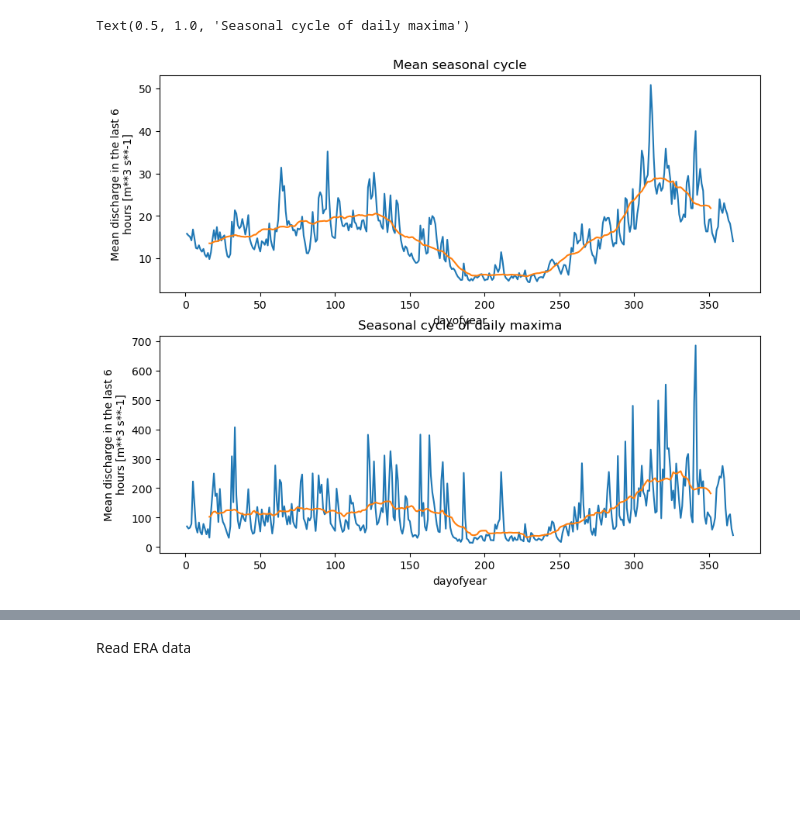
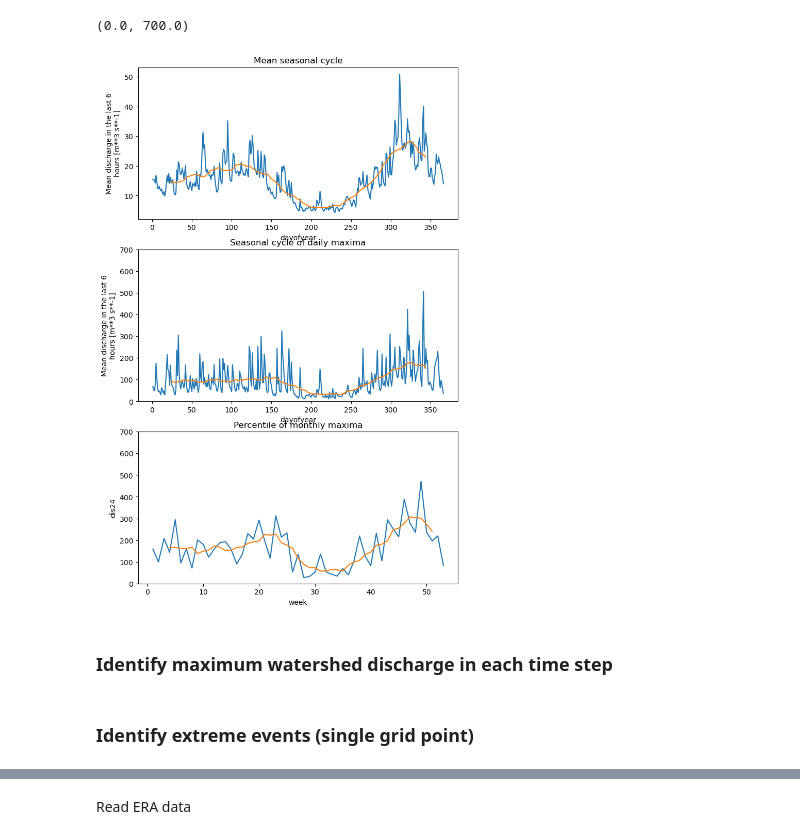
Before and after one commit to zappag/FLORA, a Jupyter notebook: explore.ipynb, the cells around one changed output, grey strips where cells are left out. Saved outputs shown, nothing was run; the diff lists cells and outputs as text; code cells hidden in the pictures; blank space fills up the shorter version.

```diff
--- a/explore.ipynb
+++ b/explore.ipynb
@@ -54,18 +84,13 @@ def read_and_store_time_series(fname_pat, lat, lon, output_file, check_existing=
         # Extract time series data for the specified grid point
         time_series = dataset.sel(lat=lat,lon=lon,method='nearest')
 
-        # Optionally, you can also specify a variable of interest if your dataset contains multiple variables
-        # For example, if 'temperature' is the variable you want to extract:
-        # time_series = dataset['temperature'].sel(latitude=dataset.latitude[lat_index],
-        #                                         longitude=dataset.longitude[lon_index])
-
         # Store the extracted time series data on disk
         time_series.to_netcdf(output_file)
 
     return time_series
 
 # xarray
-data_ds_gp = read_and_store_time_series(fname_pat, lat=tlat, lon=tlon, output_file=fname_gp)
+xds_gp = read_and_store_time_series(fname_pat, lat=tlat, lon=tlon, output_file=fname_gp, check_existing=ReadExisting)
 
-# discharge values
-ds_gp=data_ds_gp['dis06'].values
+# discharge values (convert to numpy array)
+ds_gp=xds_gp[disname].values
@@ -116,0 +223,9 @@ daily_max = data_ds_gp.groupby('time.dayofyear').max(dim='time')
+# %%
+# mean seasonality
+daily_means = xds_gp.groupby('time.dayofyear').mean(dim='time')
+daily_max = xds_gp.groupby('time.dayofyear').max(dim='time')
+
+percentile_value=99.5 # percentile of extremes values within 1 week window across years
+monthly_max = xds_gp.resample(time='1W').max(dim='time').chunk({'time': -1})
+monthly_max_p = monthly_max.groupby('time.week').quantile(q=percentile_value / 100, dim='time')
+monthly_max_max = monthly_max.groupby('time.month').max(dim='time')
@@ -117,19 +249,26 @@ daily_max = data_ds_gp.groupby('time.dayofyear').max(dim='time')
 # %%
 
-
-window_size = 31  # Adjust window size as needed
-smoothed_means = daily_means.rolling(dayofyear=window_size, center=True).mean()
-smoothed_max = daily_max.rolling(dayofyear=window_size, center=True).mean()
+window_size = 45  # Smoothing to highlight mean seasonal cycle
+week_size=int(np.round(window_size/7))
+smoothed_means = daily_means[disname].rolling(dayofyear=window_size, center=True).mean()
+smoothed_max = daily_max[disname].rolling(dayofyear=window_size, center=True).mean()
+smoothed_monthly_max = monthly_max_p[disname].rolling(week=week_size, center=True).mean()
 
 plt.figure
-fig, axs = plt.subplots(2, 1, figsize=(10, 8))  # 2 rows, 1 column
-daily_means['dis06'].plot(ax=axs[0])
-smoothed_means['dis06'].plot(ax=axs[0])
+fig, axs = plt.subplots(3, 1, figsize=(8, 13))  # 2 rows, 1 column
+daily_means[disname].plot(ax=axs[0])
+smoothed_means.plot(ax=axs[0])
 axs[0].set_title('Mean seasonal cycle')
 
-daily_max['dis06'].plot(ax=axs[1])
-smoothed_max['dis06'].plot(ax=axs[1])
+daily_max[disname].plot(ax=axs[1])
+smoothed_max.plot(ax=axs[1])
 axs[1].set_title('Seasonal cycle of daily maxima')
+axs[1].set_ylim(0, 700)
+
+monthly_max_p[disname].plot(ax=axs[2])
+smoothed_monthly_max.plot(ax=axs[2])
+axs[2].set_title(f'Percentile of monthly maxima')
+axs[2].set_ylim(0, 700)
 # %% [output]
-Text(0.5, 1.0, 'Seasonal cycle of daily maxima')
+(0.0, 700.0)
-[figure, old version]
+[figure, new version]
@@ -148,0 +275,2 @@ Text(0.5, 1.0, 'Seasonal cycle of daily maxima')
+# %% [markdown]
+### Identify maximum watershed discharge in each time step
@@ -149 +309,3 @@ Text(0.5, 1.0, 'Seasonal cycle of daily maxima')
+# %% [markdown]
+### Identify extreme events (single grid point)
 # %%
```
Also changed, not shown: parts of 40 cells of this notebook.
